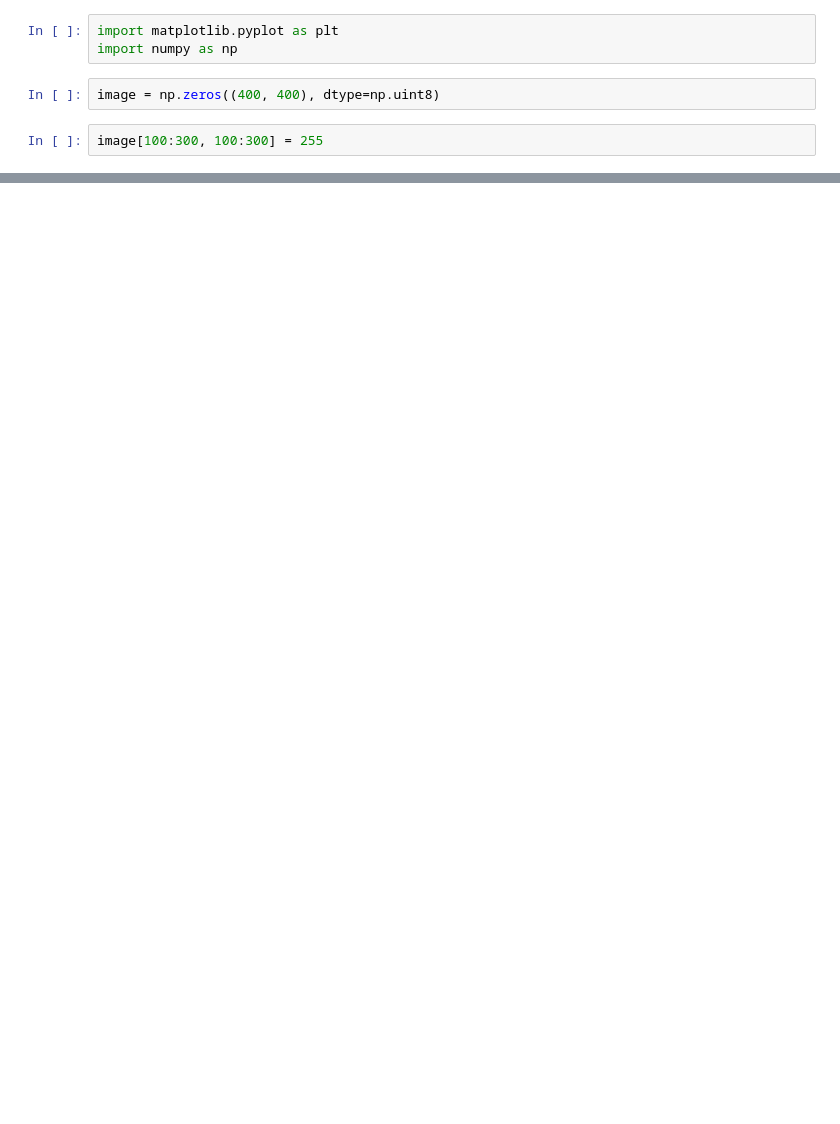
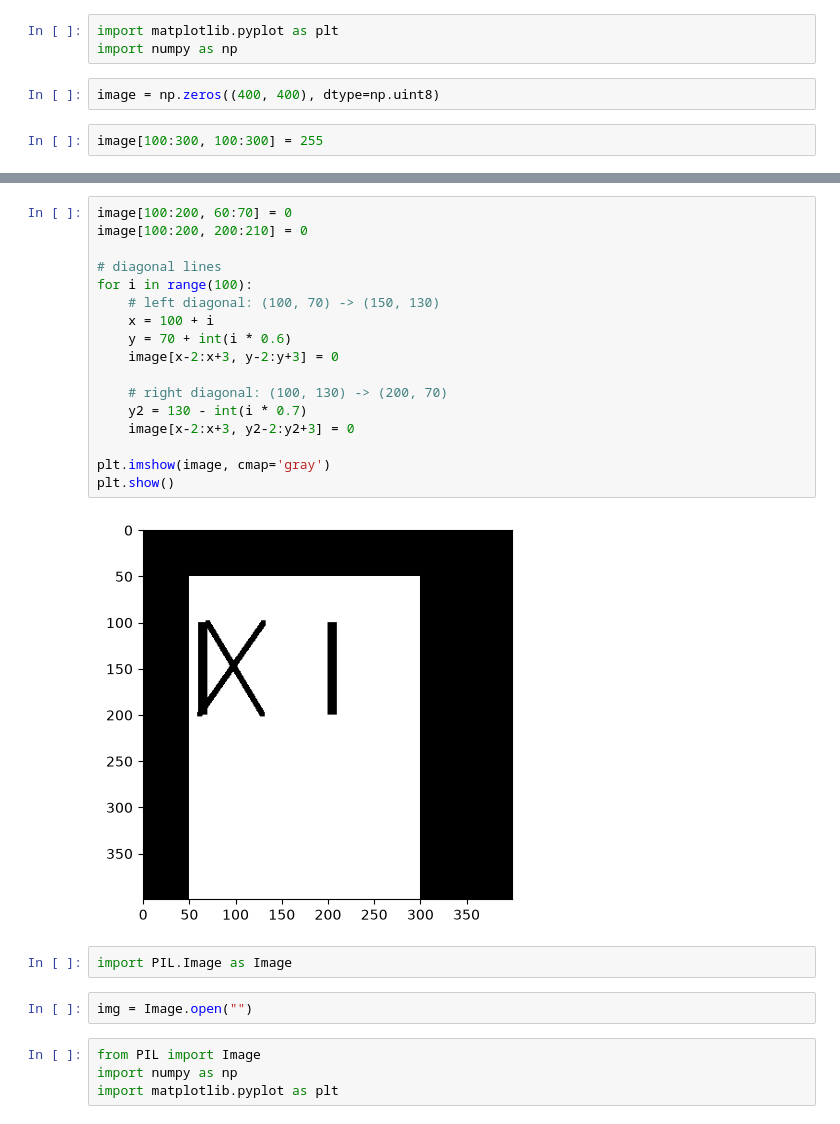
Before and after one commit to alhasanwork21-ship-it/Image-Processing, a Jupyter notebook: test.ipynb, the cells around one changed output, grey strips where cells are left out. Cells and saved outputs as stored; diff of their text form; blank space fills up the shorter version.

```diff
--- a/test.ipynb
+++ b/test.ipynb
@@ -67,0 +77,27 @@ plt.imshow(image, cmap='gray')
+# %%
+image[100:200, 60:70] = 0
+image[100:200, 200:210] = 0
+
+# diagonal lines
+for i in range(100):
+    # left diagonal: (100, 70) -> (150, 130)
+    x = 100 + i
+    y = 70 + int(i * 0.6)
+    image[x-2:x+3, y-2:y+3] = 0
+
+    # right diagonal: (100, 130) -> (200, 70)
+    y2 = 130 - int(i * 0.7)
+    image[x-2:x+3, y2-2:y2+3] = 0
+
+plt.imshow(image, cmap='gray')
+plt.show()
+# %% [output]
+[figure, added]
+# %%
+import PIL.Image as Image
+# %%
+img = Image.open("")
+# %%
+from PIL import Image
+import numpy as np
+import matplotlib.pyplot as plt
```
Also changed, not shown: parts of 7 cells of this notebook.
